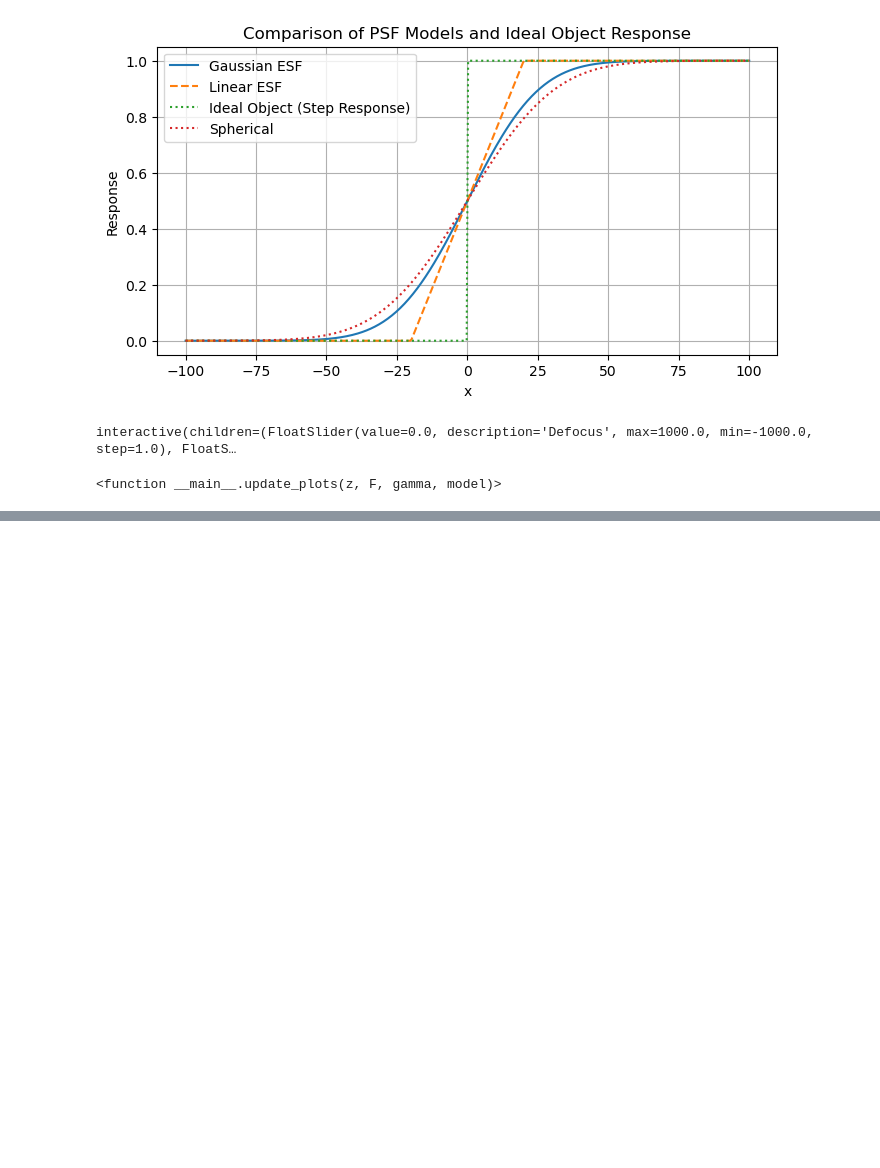
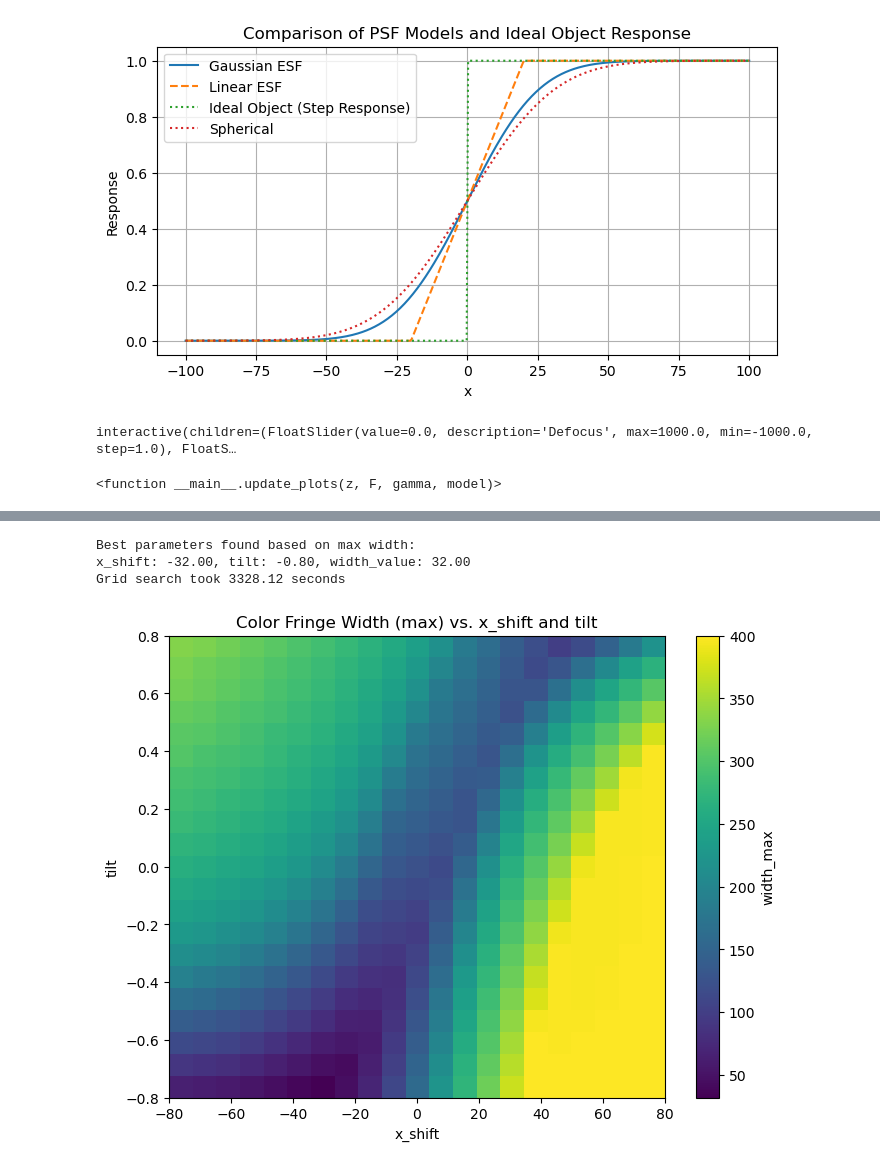
Before and after one commit to Leyangf/ColorFringeCalculation, a Jupyter notebook: ColorFringe_v4.4.ipynb, the cells around one changed output, grey strips where cells are left out. Cells and saved outputs as stored; diff of their text form; code cells hidden in the pictures; blank space fills up the shorter version.

```diff
--- a/ColorFringe_v4.4.ipynb
+++ b/ColorFringe_v4.4.ipynb
@@ -1077,0 +1003,80 @@ if __name__ == "__main__":
+# %%
+# --- Main Execution Block ---
+aggregation_mode = "max"  # Options: "mean" or "max" (or "mean_center" if desired)
+
+if __name__ == "__main__":
+    start_time = time.time()
+    best_params, results_array, x_shift_values, tilt_values = grid_search()
+    end_time = time.time()
+
+    # Identify all parameter combinations with the minimum aggregated fringe width.
+    min_width = results_array[:, 2].min()
+    tol_min = 1e-3  # Tolerance for floating point comparison
+    min_indices = np.where(np.isclose(results_array[:, 2], min_width, atol=tol_min))[0]
+
+    print("Best parameters found based on", aggregation_mode, "width:")
+    for idx in min_indices:
+        x_shift, tilt, width_value = results_array[idx]
+        print("x_shift: {:.2f}, tilt: {:.2f}, width_value: {:.2f}".format(x_shift, tilt, width_value))
+    print("Grid search took {:.2f} seconds".format(end_time - start_time))
+
+    # Plot aggregated fringe width values as a 2D heatmap.
+    plot_start_time = time.perf_counter()
+
+    # Reshape results_array into a matrix where rows correspond to x_shift and columns to tilt.
+    width_matrix = results_array[:, 2].reshape(len(x_shift_values), len(tilt_values))
+
+    plt.figure(figsize=(8, 6))
+    plt.imshow(width_matrix.T,  # Transpose so that tilt is on the y-axis.
+               extent=[x_shift_values.min(), x_shift_values.max(),
+                       tilt_values.min(), tilt_values.max()],
+               origin='lower', aspect='auto')
+    plt.xlabel('x_shift')
+    plt.ylabel('tilt')
+    plt.title(f'Color Fringe Width ({aggregation_mode}) vs. x_shift and tilt')
+    plt.colorbar(label=f'width_{aggregation_mode}')
+    plt.show()
+
+    plot_end_time = time.perf_counter()
+    print(f"Plotting cell run time: {plot_end_time - plot_start_time:.4f} seconds")
+
+    # --- Additional 1D plots extracted from precomputed results ---
+
+    # 1. Fixed tilt = 0: Plot aggregated width vs. x_shift.
+    tilt_index = np.where(np.isclose(tilt_values, 0))[0][0]
+    width_line_tilt0 = width_matrix[:, tilt_index]
+    min_index_shift = np.argmin(width_line_tilt0)
+    best_x_shift = x_shift_values[min_index_shift]
+
+    plt.figure(figsize=(8, 4))
+    plt.plot(x_shift_values, width_line_tilt0, 'o-', label='Aggregated Width')
+    plt.xlabel('x_shift (tilt = 0)')
+    plt.ylabel(f'width_{aggregation_mode}')
+    plt.title(f'1D Plot of width_{aggregation_mode} vs. x_shift (tilt = 0)')
+    plt.axvline(x=best_x_shift, color='r', linestyle='--', label=f'Minimum at x_shift = {best_x_shift:.2f}')
+    plt.legend()
+    plt.show()
+
+    print(f"Minimum width_{aggregation_mode} for tilt=0 is found at x_shift = {best_x_shift:.2f}")
+
+    # 2. Fixed x_shift = 0: Plot aggregated width vs. tilt.
+    shift_index = np.where(np.isclose(x_shift_values, 0))[0][0]
+    width_line_shift0 = width_matrix[shift_index, :]
+    min_index_tilt = np.argmin(width_line_shift0)
+    best_tilt = tilt_values[min_index_tilt]
+
+    plt.figure(figsize=(8, 4))
+    plt.plot(tilt_values, width_line_shift0, 'o-', label='Aggregated Width')
+    plt.xlabel('tilt (x_shift = 0)')
+    plt.ylabel(f'width_{aggregation_mode}')
+    plt.title(f'1D Plot of width_{aggregation_mode} vs. tilt (x_shift = 0)')
+    plt.axvline(x=best_tilt, color='r', linestyle='--', label=f'Minimum at tilt = {best_tilt:.2f}')
+    plt.legend()
+    plt.show()
+
+    print(f"Minimum width_{aggregation_mode} for x_shift=0 is found at tilt = {best_tilt:.2f}")
+# %% [output]
+Best parameters found based on max width:
+x_shift: -32.00, tilt: -0.80, width_value: 32.00
+Grid search took 3328.12 seconds
+[figure, added]
```
Also changed, not shown: parts of 3 cells of this notebook, 12 other files.
